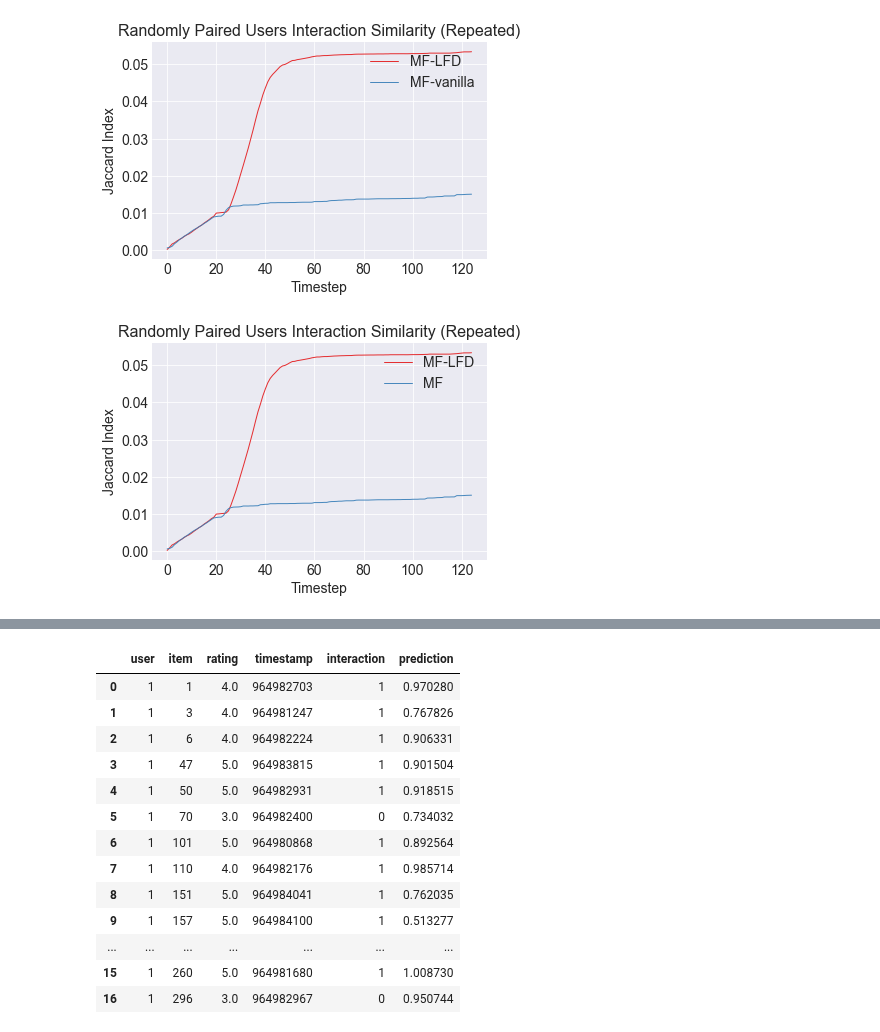
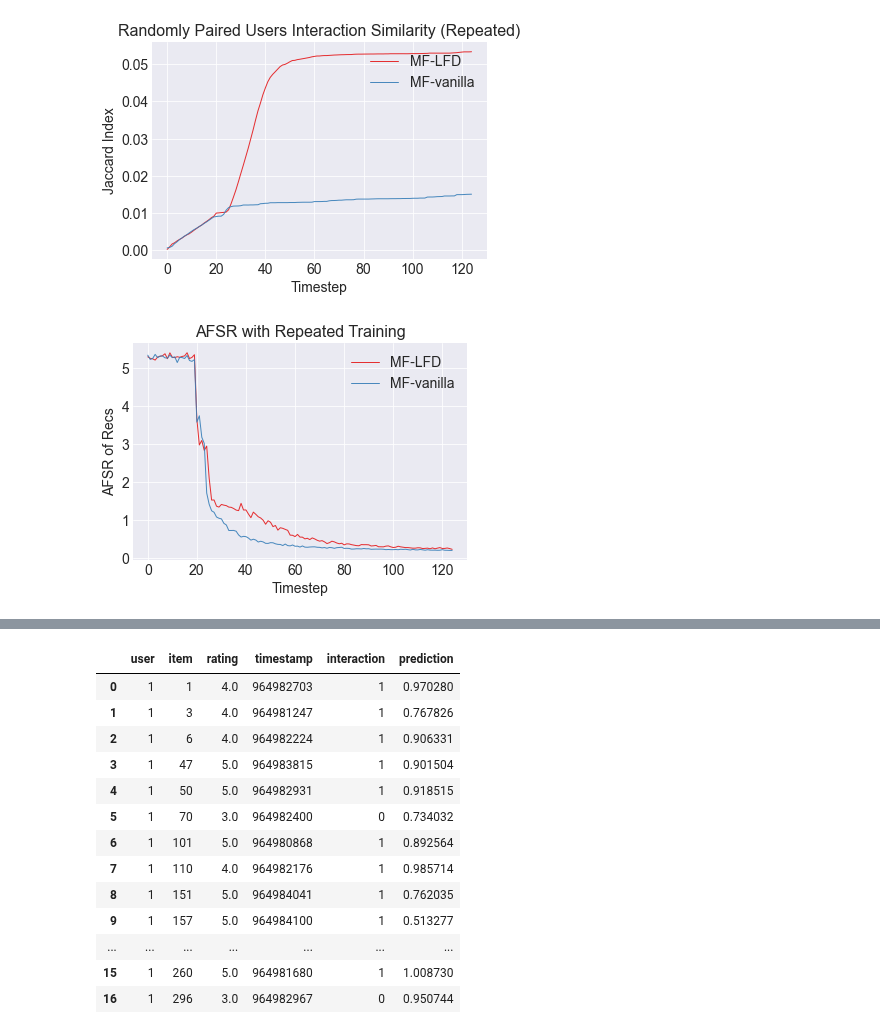
Before and after one commit to elucherini/t-recs, a Jupyter notebook: examples/MFLFDTesting.ipynb, the cells around one changed output, grey strips where cells are left out. Drawn from its saved outputs; the diff is of its cells as text; code cells hidden in the pictures.

```diff
--- a/examples/MFLFDTesting.ipynb
+++ b/examples/MFLFDTesting.ipynb
@@ -258,30 +268,9 @@ plot_metric(df1=mflfd_metrics, df2=mf_metrics, model1_lab='MF-LFD', model2_lab='
             title="Randomly Paired Users Interaction Similarity (Repeated)")
 # %% [output]
 [figure]
-# %%
-#mflfd_metrics = pd.DataFrame(mflfd.get_measurements())
-mflfd_sim= mflfd_metrics['interaction_similarity'].to_list()[1:]
-
-#mf_metrics = pd.DataFrame(mf.get_measurements())
-mf_sim= mf_metrics['interaction_similarity'].to_list()[1:]
-# style
-plt.style.use('seaborn-darkgrid')
-plt.rcParams.update({'font.size': 14})
-
-# create a color palette
-palette = plt.get_cmap('Set1')
-
-plt.plot(list(range(len(mflfd_sim))), mflfd_sim, marker='', color=palette(0), linewidth=1, alpha=0.9, label='MF-LFD')
-plt.plot(list(range(len(mf_sim))), mf_sim, marker='', color=palette(1), linewidth=1, alpha=0.9, label='MF')
-
-# Add legend
-#plt.legend(loc=2, ncol=2)
-plt.legend(loc=1, ncol=1)
-
-# Add titles
-plt.title("Randomly Paired Users Interaction Similarity (Repeated)", loc='center', fontsize=16, fontweight=2)
-plt.xlabel("Timestep")
-plt.ylabel("Jaccard Index")
-plt.show()
-# %% [output]
-[figure, removed]
+# %%
+plot_metric(df1=mflfd_metrics, df2=mf_metrics, model1_lab='MF-LFD', model2_lab='MF-vanilla',
+            metric_var='afsr', ylab="AFSR of Recs",
+            title="AFSR with Repeated Training")
+# %% [output]
+[figure, added]
```
Also changed, not shown: parts of 18 cells of this notebook.
